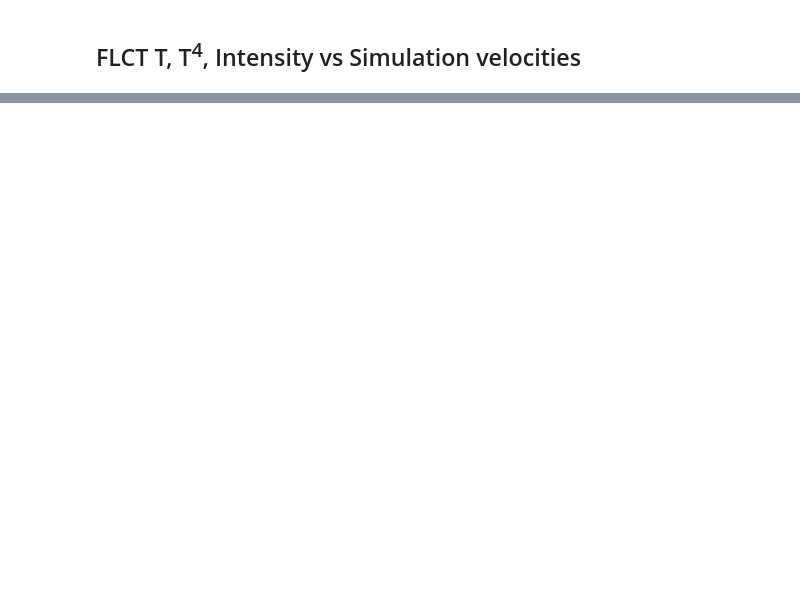
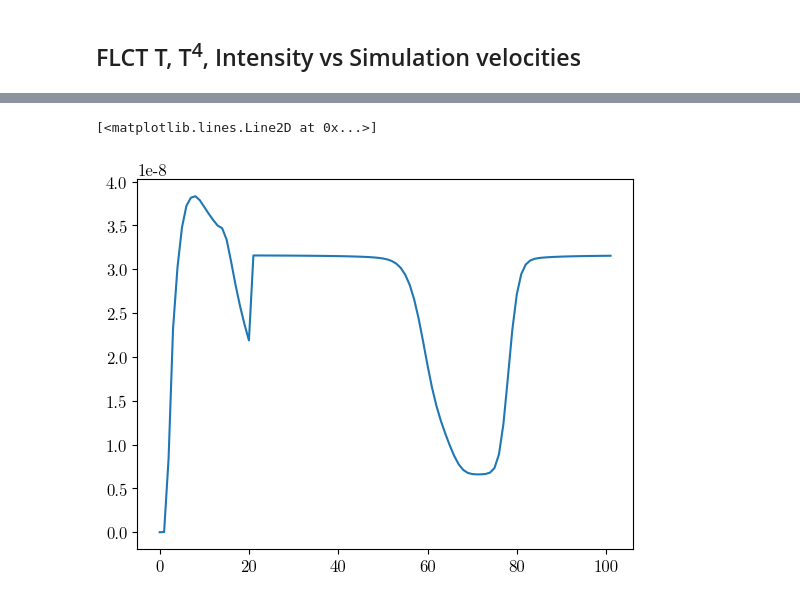
Before and after one commit to TheodoreKostic/Tracking_features, a Jupyter notebook: FirstPaper/Paper.ipynb, the cells around one changed output, grey strips where cells are left out. Saved outputs shown, nothing was run; the diff lists cells and outputs as text; code cells hidden in the pictures; blank space fills up the shorter version.

```diff
--- a/FirstPaper/Paper.ipynb
+++ b/FirstPaper/Paper.ipynb
@@ -12,8 +12,10 @@ font_path = '/home/flow/.fonts/cmunrm.ttf'  # Your font path goes here
 font_manager.fontManager.addfont(font_path)
 prop = font_manager.FontProperties(fname=font_path)
 mpl.rcParams["font.size"] = 12
+mpl.rcParams['axes.formatter.useoffset'] = False
 plt.rcParams['font.family'] = 'sans-serif'
 plt.rcParams['font.sans-serif'] = prop.get_name()
+#plt.rc('text', usetex=True)
 plt.rc('axes', unicode_minus=False)
 # %%
 synth = fits.open("0_lwsynth_525.0.fits")[0].data
@@ -286,0 +249,2 @@ plt.savefig("Real_vs_derivedT.png", bbox_inches = 'tight', dpi = 300)
+# %%
+cube = fits.open("1800_lwsynth_100.0.fits")[0].data
@@ -286,0 +271,2 @@ plt.savefig("Real_vs_derivedT.png", bbox_inches = 'tight', dpi = 300)
+# %%
+Intensity = cube[:,:,0,:]
@@ -286,0 +318,5 @@ plt.savefig("Real_vs_derivedT.png", bbox_inches = 'tight', dpi = 300)
+# %%
+plt.plot(Intensity[1, 1, :])
+# %% [output]
+[<matplotlib.lines.Line2D at 0x...>]
+[figure, added]
```
Also changed, not shown: parts of 34 cells of this notebook.
